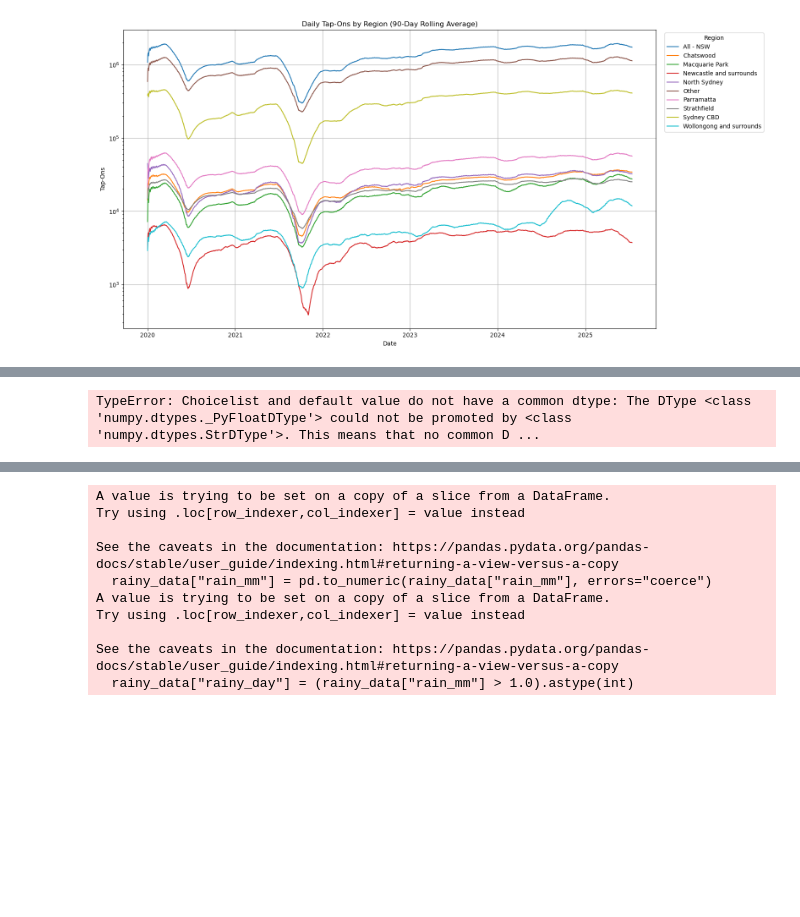
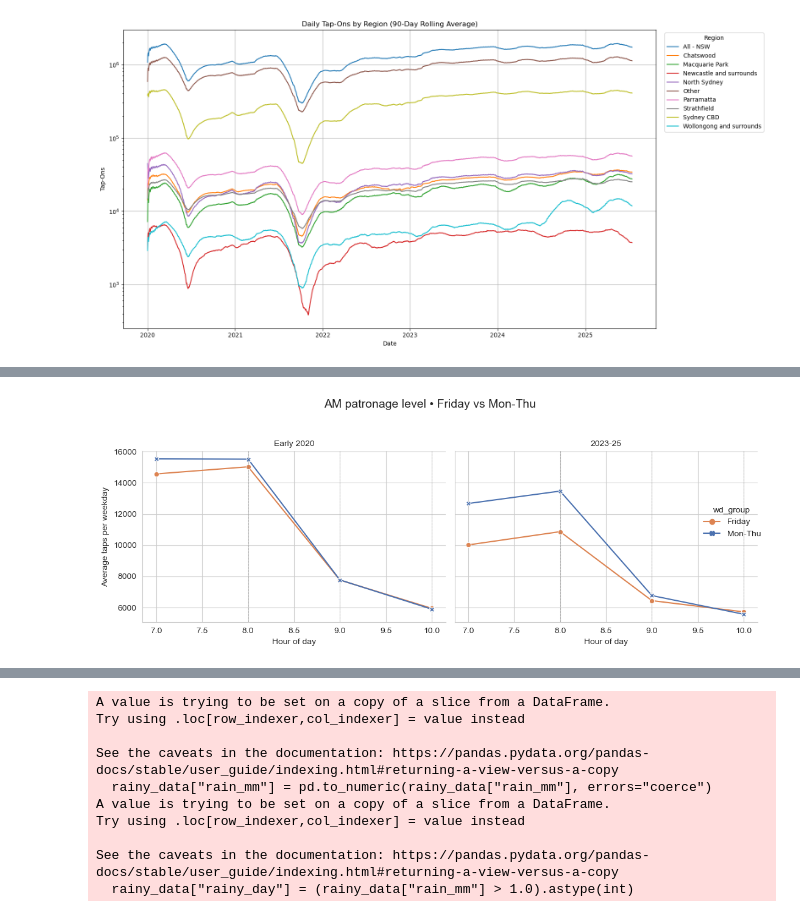
Before and after one commit to devilshadow04/nsw-friday-commute-analysis, a Jupyter notebook: WDAC_2025_data/report/notebook.ipynb, the cells around one changed output, grey strips where cells are left out. Saved outputs shown, nothing was run; the diff lists cells and outputs as text; code cells hidden in the pictures; blank space fills up the shorter version.

```diff
--- a/WDAC_2025_data/report/notebook.ipynb
+++ b/WDAC_2025_data/report/notebook.ipynb
@@ -239,46 +242,46 @@ df['era'] = np.select(
         [df['trip_origin_date'] <  '2020-03-01',
          df['trip_origin_date'] >= '2023-01-01'],
         ['pre', 'post'],
-        default=np.nan
+        default='ignore'
     )
-df = df[df['era'].notna()]
+df = df[df['era'] != 'ignore']
 
-# 1. keep AM window 05-11 and weekdays only
-morning = df[(df['dow'] <= 4) & df['tap_hour'].between(5, 11)].copy()
+# 1. keep AM window 07-10 and weekdays only
+morning = df[(df['dow'] <= 4) & df['tap_hour'].between(7, 10)].copy()
 
 # 2. map weekday group + era label (nice names)
 morning['wd_group']   = np.where(morning['dow'] == 4, 'Friday', 'Mon-Thu')
 morning['era_label']  = morning['era'].map({'pre':'Early 2020', 'post':'2023-25'})
 
 # 3. average taps per hour per weekday (so eras with more weeks don’t dominate)
 hourly_avg = (morning
               .groupby(['era_label','wd_group','tap_hour'], as_index=False)
               ['Tap_Ons'].mean())
 
 # 4. facet line plot
 sns.set_style('whitegrid')
 g = sns.relplot(
     data   = hourly_avg,
     x      = 'tap_hour',
     y      = 'Tap_Ons',
     hue    = 'wd_group', style='wd_group',
     kind   = 'line', markers=True, dashes=False,
     col    = 'era_label', col_order=['Early 2020','2023-25'],
     height = 4, aspect = 1.25,
     palette = {'Mon-Thu':'#4c72b0', 'Friday':'#dd8452'}
 )
 
 g.set_axis_labels('Hour of day', 'Average taps per weekday')
 g.set_titles('{col_name}')
 for ax in g.axes.flat:                         # reference lines
     for h in (8, 9, 10):
         ax.axvline(h, ls='--', lw=0.7, c='grey', alpha=0.4)
 
 plt.suptitle('AM patronage level • Friday vs Mon-Thu', y=1.05, fontsize=14)
 plt.tight_layout()
 plt.show()
 # %% [output]
-TypeError: Choicelist and default value do not have a common dtype: The DType <class 'numpy.dtypes._PyFloatDType'> could not be promoted by <class 'numpy.dtypes.StrDType'>. This means that no common D ...
+[figure, added]
 # %%
 rainy_data = pd.read_csv("../data/IDCJAC0009_066006_1800/IDCJAC0009_066006_1800_Data.csv")
 # %%
```
Also changed, not shown: parts of 9 cells of this notebook.
